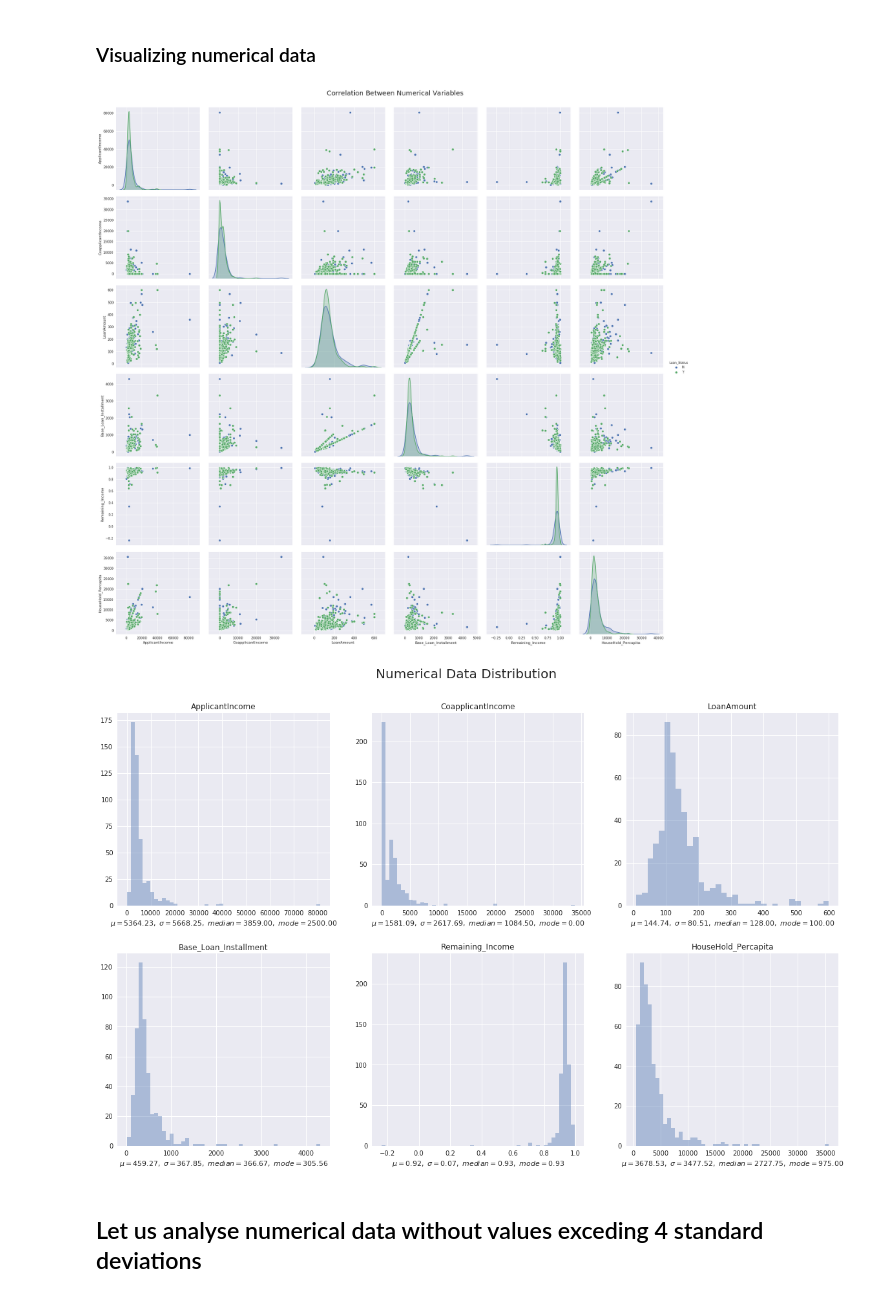
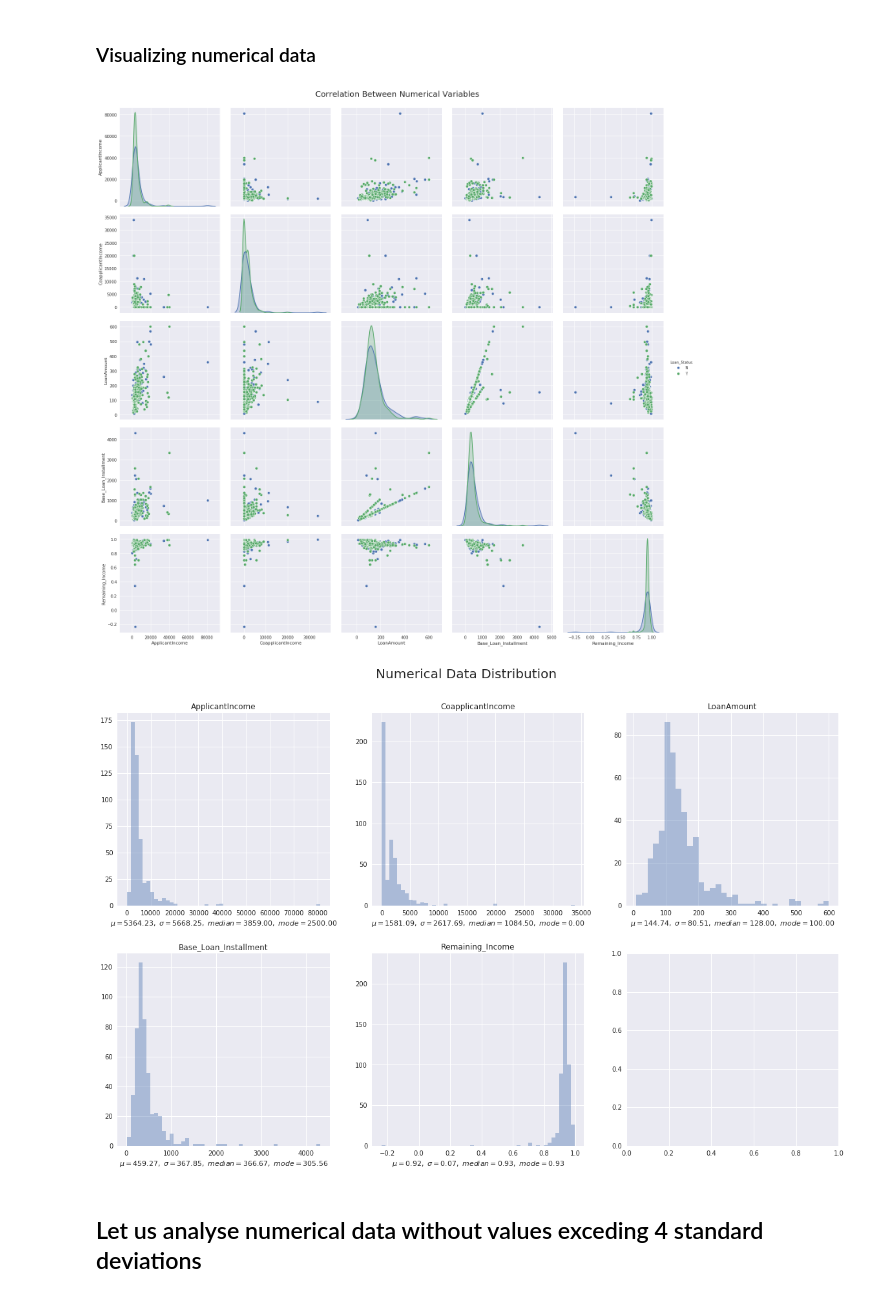
Before and after one commit to lucasthim/loan-prediction, a Jupyter notebook: 01_exploratory_analysis_pre_treatment.ipynb, the cells around one changed output. Drawn from its saved outputs; the diff is of its cells as text; code cells hidden in the pictures.

```diff
--- a/01_exploratory_analysis_pre_treatment.ipynb
+++ b/01_exploratory_analysis_pre_treatment.ipynb
@@ -117,7 +107,7 @@ Now, let us aggregate these variables to the training dataset and analyse them.
 # %%
 df_import['Base_Loan_Installment'] = base_loan_installment
 df_import['Remaining_Income'] = remaining_income
-df_import['HouseHold_Percapita'] = household_percapita
+# df_import['HouseHold_Percapita'] = household_percapita
 # %%
 df_import.to_csv('dataset/train_loan_new_variables.csv',index=False)
 # %% [markdown]
@@ -263,15 +251,15 @@ def plot_numerical_correlation(df,title):
     scatter_matrix.fig.suptitle('Correlation Between Numerical Variables',fontsize = 20);
     plt.subplots_adjust(top=0.95)
 # %%
-numerical_columns = ['ApplicantIncome', 'CoapplicantIncome', 'LoanAmount','Base_Loan_Installment','Remaining_Income','HouseHold_Percapita']
+numerical_columns = ['ApplicantIncome', 'CoapplicantIncome', 'LoanAmount','Base_Loan_Installment','Remaining_Income']
 plot_numerical_correlation(df_import_no_nan[numerical_columns + ['Loan_Status']],'Correlation Between Numerical Variables')
 # %% [output]
-[figure, old version]
+[figure, new version]
 # %%
 plot_numerical_distributions(df_import_no_nan,numerical_columns,'Numerical Data Distribution',n_rows = 2, n_columns = 3)
 df_numerical = df_import_no_nan[numerical_columns].copy()
 # %% [output]
-[figure, old version]
+[figure, new version]
 # %% [markdown]
 ## Let us analyse numerical data without values exceding 4 standard deviations
 # %%
```
Also changed, not shown: parts of 6 cells of this notebook, 14 other files.
